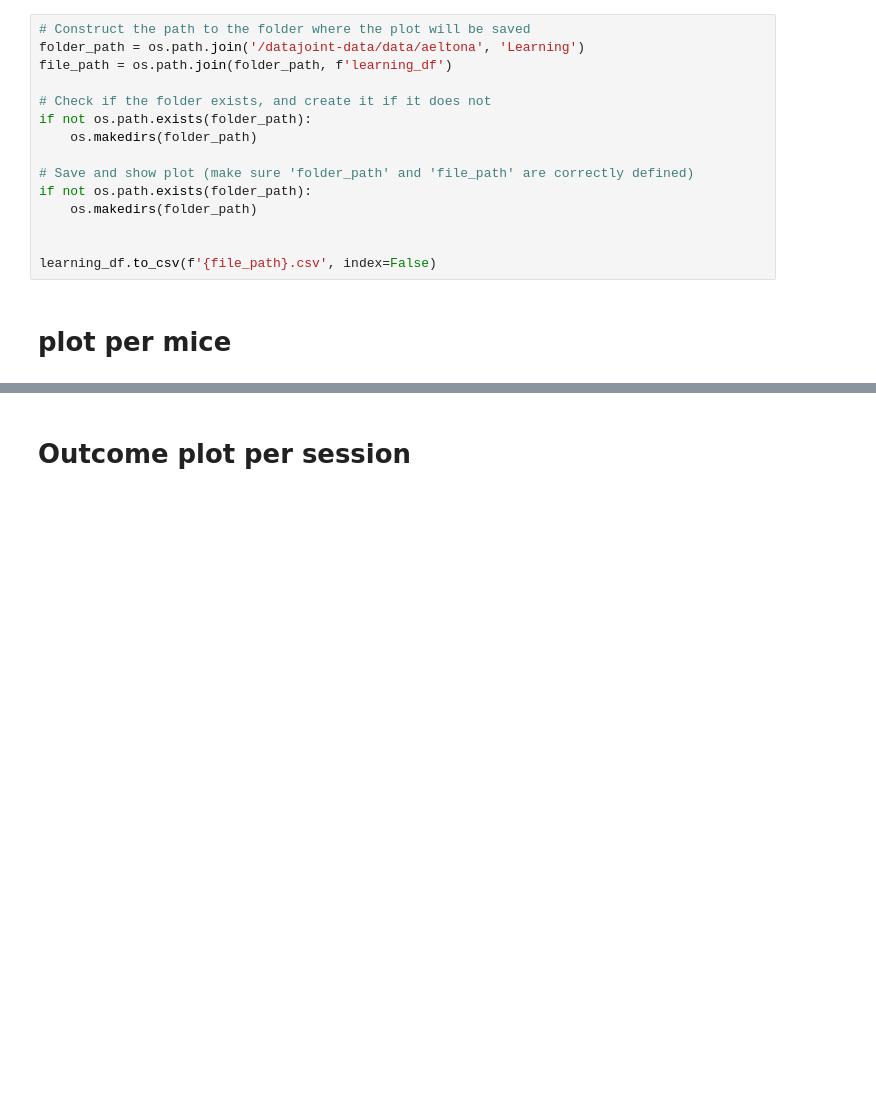
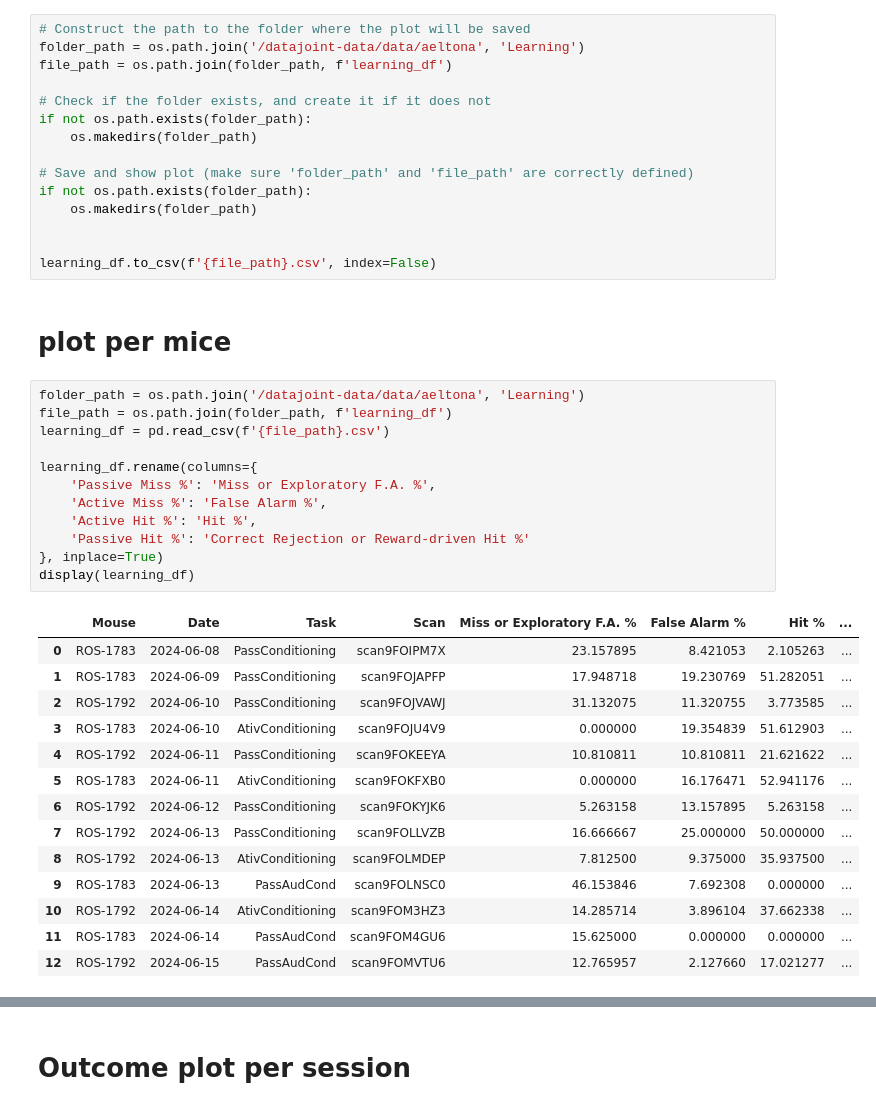
Before and after one commit to aeltonaraujoneuro/wfield, a Jupyter notebook: notebooks/66_Aelton_AUX.ipynb, the cells around one changed output, grey strips where cells are left out. Cells and saved outputs as stored; diff of their text form; blank space fills up the shorter version.

```diff
--- a/notebooks/66_Aelton_AUX.ipynb
+++ b/notebooks/66_Aelton_AUX.ipynb
@@ -693,4 +693,31 @@ if not os.path.exists(folder_path):
 learning_df.to_csv(f'{file_path}.csv', index=False)
 # %% [markdown]
 # plot per mice
+# %%
+folder_path = os.path.join('/datajoint-data/data/aeltona', 'Learning')
+file_path = os.path.join(folder_path, f'learning_df')
+learning_df = pd.read_csv(f'{file_path}.csv')
+
+learning_df.rename(columns={
+    'Passive Miss %': 'Miss or Exploratory F.A. %',
+    'Active Miss %': 'False Alarm %',
+    'Active Hit %': 'Hit %',
+    'Passive Hit %': 'Correct Rejection or Reward-driven Hit %'
+}, inplace=True)
+display(learning_df)
+# %% [output]
+|  | Mouse | Date | Task | Scan | Miss or Exploratory F.A. % | False Alarm % | Hit % | ... |
+| 0 | ROS-1783 | 2024-06-08 | PassConditioning | scan9FOIPM7X | 23.157895 | 8.421053 | 2.105263 | ... |
+| 1 | ROS-1783 | 2024-06-09 | PassConditioning | scan9FOJAPFP | 17.948718 | 19.230769 | 51.282051 | ... |
+| 2 | ROS-1792 | 2024-06-10 | PassConditioning | scan9FOJVAWJ | 31.132075 | 11.320755 | 3.773585 | ... |
+| 3 | ROS-1783 | 2024-06-10 | AtivConditioning | scan9FOJU4V9 | 0.000000 | 19.354839 | 51.612903 | ... |
+| 4 | ROS-1792 | 2024-06-11 | PassConditioning | scan9FOKEEYA | 10.810811 | 10.810811 | 21.621622 | ... |
+| 5 | ROS-1783 | 2024-06-11 | AtivConditioning | scan9FOKFXB0 | 0.000000 | 16.176471 | 52.941176 | ... |
+| 6 | ROS-1792 | 2024-06-12 | PassConditioning | scan9FOKYJK6 | 5.263158 | 13.157895 | 5.263158 | ... |
+| 7 | ROS-1792 | 2024-06-13 | PassConditioning | scan9FOLLVZB | 16.666667 | 25.000000 | 50.000000 | ... |
+| 8 | ROS-1792 | 2024-06-13 | AtivConditioning | scan9FOLMDEP | 7.812500 | 9.375000 | 35.937500 | ... |
+| 9 | ROS-1783 | 2024-06-13 | PassAudCond | scan9FOLNSC0 | 46.153846 | 7.692308 | 0.000000 | ... |
+| 10 | ROS-1792 | 2024-06-14 | AtivConditioning | scan9FOM3HZ3 | 14.285714 | 3.896104 | 37.662338 | ... |
+| 11 | ROS-1783 | 2024-06-14 | PassAudCond | scan9FOM4GU6 | 15.625000 | 0.000000 | 0.000000 | ... |
+| 12 | ROS-1792 | 2024-06-15 | PassAudCond | scan9FOMVTU6 | 12.765957 | 2.127660 | 17.021277 | ... |
 # %%
```
Also changed, not shown: parts of 1 cell of this notebook, 4 other files.
